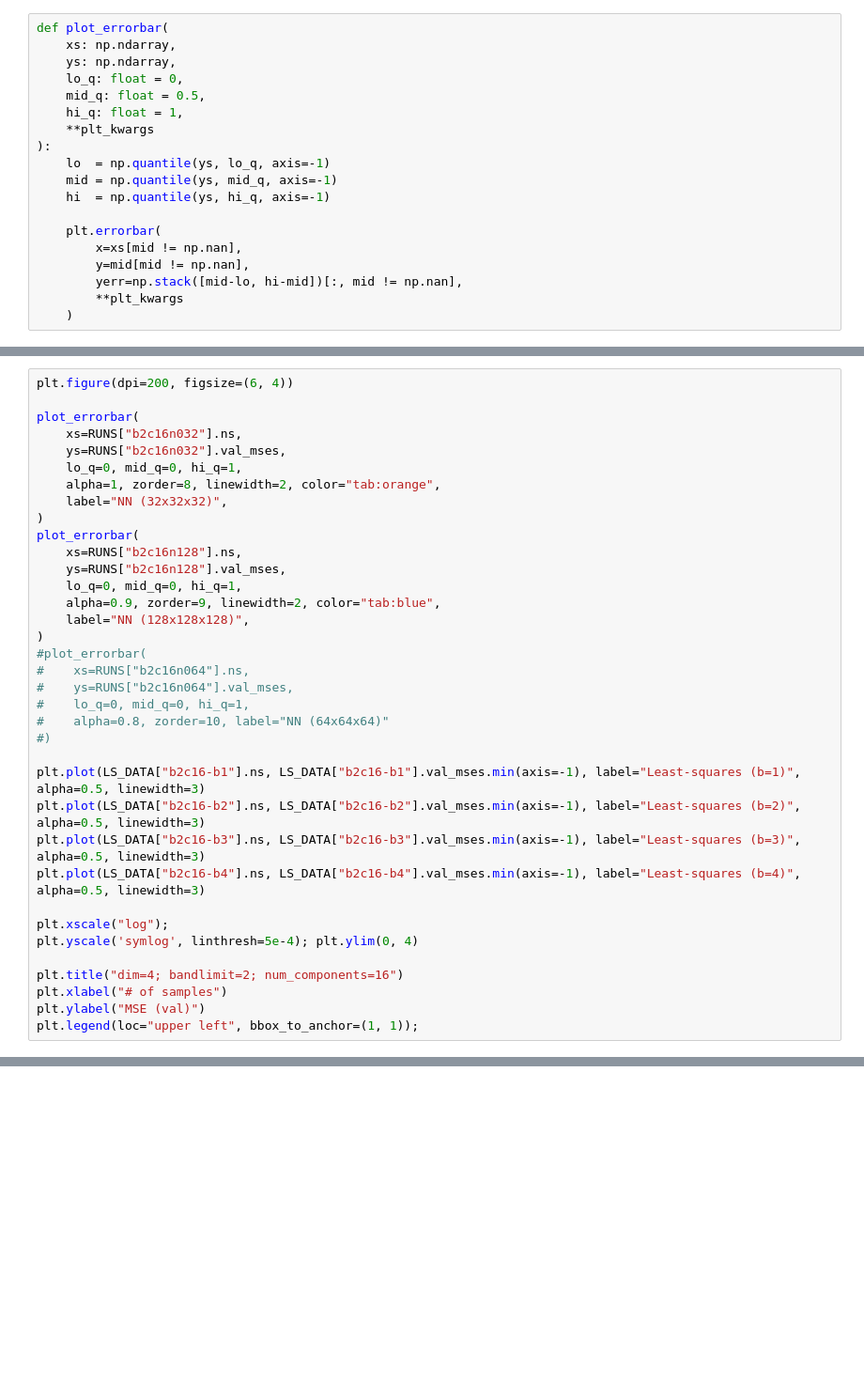
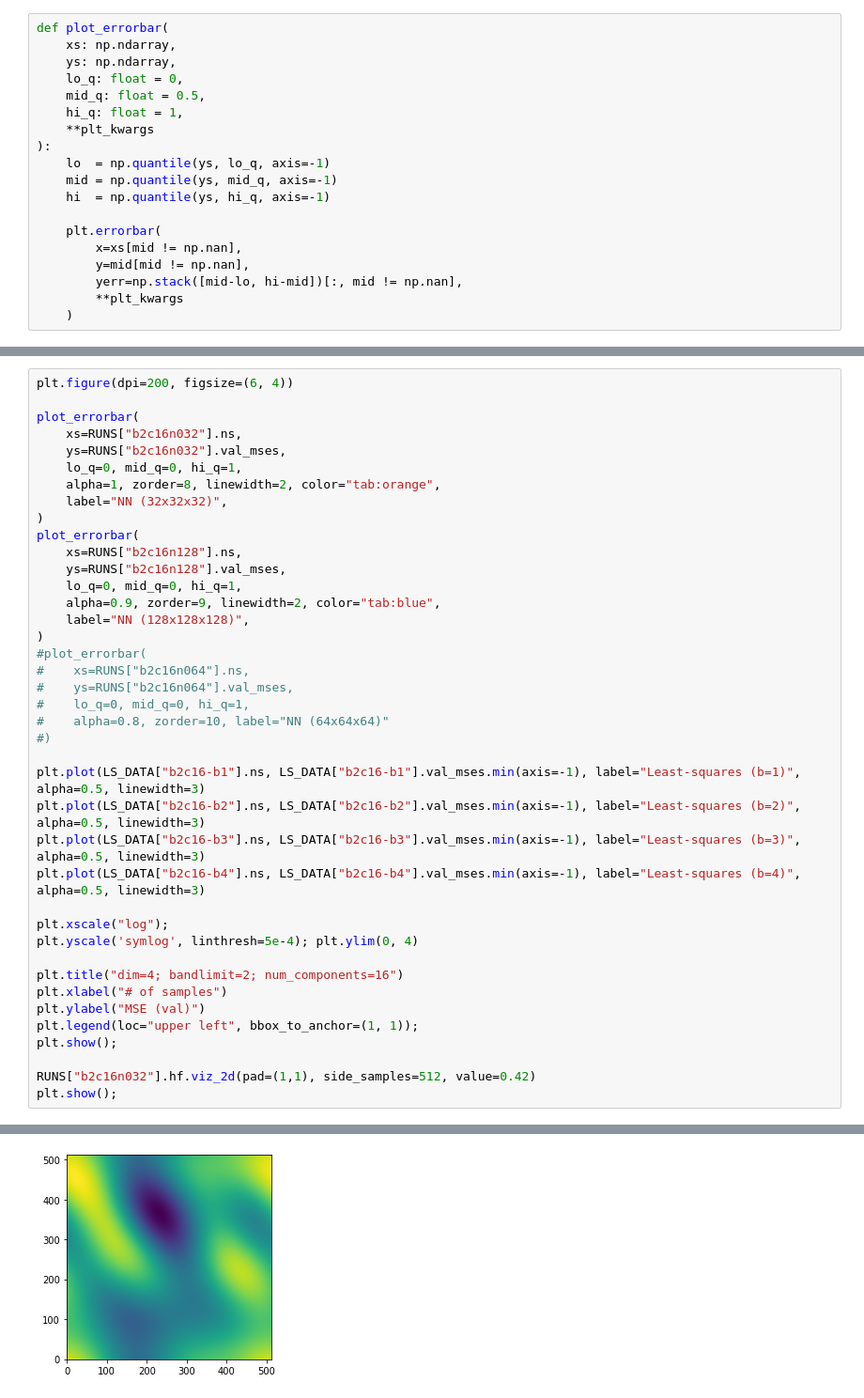
Before and after one commit to ed1d1a8d/scaling, a Jupyter notebook: notebooks/harmonic-plots.ipynb, the cells around one changed output, grey strips where cells are left out. Shown at 94% size. Saved outputs shown, nothing was run; the diff lists cells and outputs as text; blank space fills up the shorter version.

```diff
--- a/notebooks/harmonic-plots.ipynb
+++ b/notebooks/harmonic-plots.ipynb
@@ -374,33 +380,38 @@ plot_errorbar(
     label="NN (32x32x32)",
 )
 plot_errorbar(
     xs=RUNS["b2c16n128"].ns,
     ys=RUNS["b2c16n128"].val_mses,
     lo_q=0, mid_q=0, hi_q=1,
     alpha=0.9, zorder=9, linewidth=2, color="tab:blue",
     label="NN (128x128x128)",
 )
 #plot_errorbar(
 #    xs=RUNS["b2c16n064"].ns,
 #    ys=RUNS["b2c16n064"].val_mses,
 #    lo_q=0, mid_q=0, hi_q=1,
 #    alpha=0.8, zorder=10, label="NN (64x64x64)"
 #)
 
 plt.plot(LS_DATA["b2c16-b1"].ns, LS_DATA["b2c16-b1"].val_mses.min(axis=-1), label="Least-squares (b=1)", alpha=0.5, linewidth=3)
 plt.plot(LS_DATA["b2c16-b2"].ns, LS_DATA["b2c16-b2"].val_mses.min(axis=-1), label="Least-squares (b=2)", alpha=0.5, linewidth=3)
 plt.plot(LS_DATA["b2c16-b3"].ns, LS_DATA["b2c16-b3"].val_mses.min(axis=-1), label="Least-squares (b=3)", alpha=0.5, linewidth=3)
 plt.plot(LS_DATA["b2c16-b4"].ns, LS_DATA["b2c16-b4"].val_mses.min(axis=-1), label="Least-squares (b=4)", alpha=0.5, linewidth=3)
 
 plt.xscale("log");
 plt.yscale('symlog', linthresh=5e-4); plt.ylim(0, 4)
 
 plt.title("dim=4; bandlimit=2; num_components=16")
 plt.xlabel("# of samples")
 plt.ylabel("MSE (val)")
 plt.legend(loc="upper left", bbox_to_anchor=(1, 1));
+plt.show();
+
+RUNS["b2c16n032"].hf.viz_2d(pad=(1,1), side_samples=512, value=0.42)
+plt.show();
 # %% [output]
 [figure]
+[figure, added]
 # %%
 plt.figure(dpi=200, figsize=(6, 4))
 
```
Also changed, not shown: parts of 5 cells of this notebook, 1 other file.
